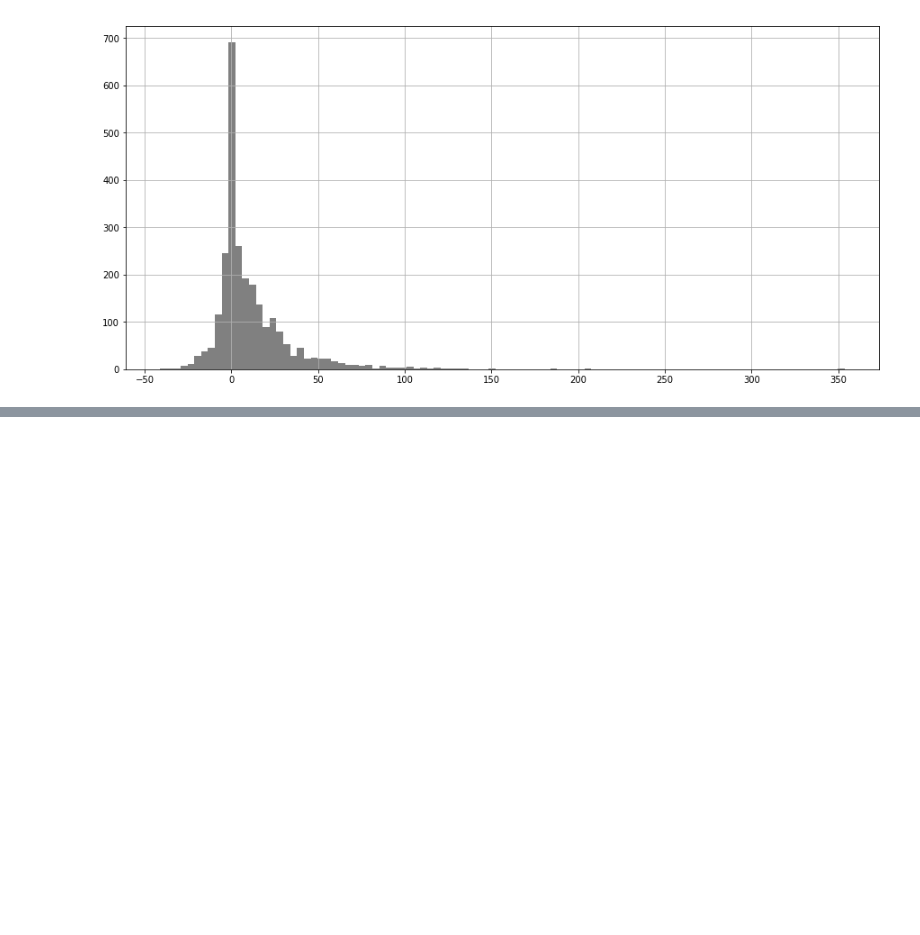
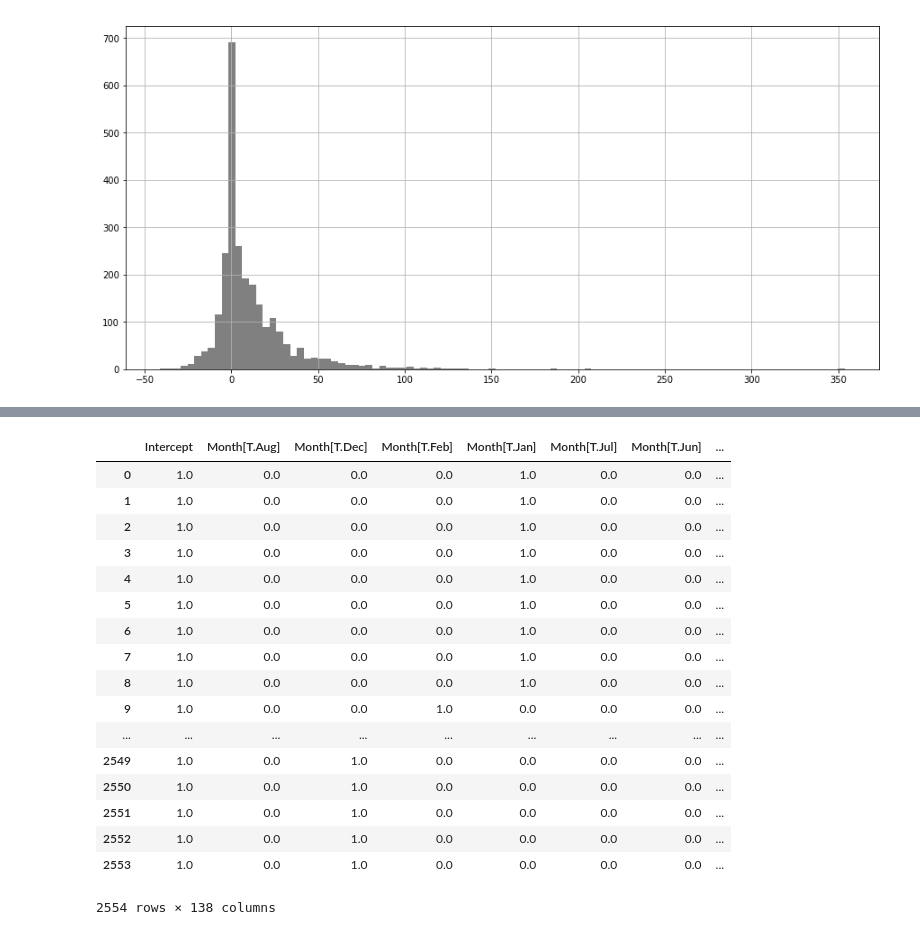
Before and after one commit to MagicMike90/IPO-forecast, a Jupyter notebook: IPO_forecast.ipynb, the cells around one changed output, grey strips where cells are left out. Saved outputs shown, nothing was run; the diff lists cells and outputs as text; code cells hidden in the pictures; blank space fills up the shorter version.

Commit message:
feature engineering for data

```diff
--- a/IPO_forecast.ipynb
+++ b/IPO_forecast.ipynb
@@ -271,0 +523,25 @@ error 2003-12-19
+# %%
+X = dmatrix('Month + Q("Week Day") + Q("Total Underwriters") + Q("Gap Open Pct") + Q("$ Chg Opening") +\
+                  Q("Lead Mgr") + Q("Offer Price") + Q("Opening Price") +\
+                  Q("SP Close to Open Chg Pct") + Q("SP Week Change")', data=ipos, return_type='dataframe')
+# %%
+X
+# %% [output]
+|  | Intercept | Month[T.Aug] | Month[T.Dec] | Month[T.Feb] | Month[T.Jan] | Month[T.Jul] | Month[T.Jun] | ... |
+| 0 | 1.0 | 0.0 | 0.0 | 0.0 | 1.0 | 0.0 | 0.0 | ... |
+| 1 | 1.0 | 0.0 | 0.0 | 0.0 | 1.0 | 0.0 | 0.0 | ... |
+| 2 | 1.0 | 0.0 | 0.0 | 0.0 | 1.0 | 0.0 | 0.0 | ... |
+| 3 | 1.0 | 0.0 | 0.0 | 0.0 | 1.0 | 0.0 | 0.0 | ... |
+| 4 | 1.0 | 0.0 | 0.0 | 0.0 | 1.0 | 0.0 | 0.0 | ... |
+| 5 | 1.0 | 0.0 | 0.0 | 0.0 | 1.0 | 0.0 | 0.0 | ... |
+| 6 | 1.0 | 0.0 | 0.0 | 0.0 | 1.0 | 0.0 | 0.0 | ... |
+| 7 | 1.0 | 0.0 | 0.0 | 0.0 | 1.0 | 0.0 | 0.0 | ... |
+| 8 | 1.0 | 0.0 | 0.0 | 0.0 | 1.0 | 0.0 | 0.0 | ... |
+| 9 | 1.0 | 0.0 | 0.0 | 1.0 | 0.0 | 0.0 | 0.0 | ... |
+| ... | ... | ... | ... | ... | ... | ... | ... | ... |
+| 2549 | 1.0 | 0.0 | 1.0 | 0.0 | 0.0 | 0.0 | 0.0 | ... |
+| 2550 | 1.0 | 0.0 | 1.0 | 0.0 | 0.0 | 0.0 | 0.0 | ... |
+| 2551 | 1.0 | 0.0 | 1.0 | 0.0 | 0.0 | 0.0 | 0.0 | ... |
+| 2552 | 1.0 | 0.0 | 1.0 | 0.0 | 0.0 | 0.0 | 0.0 | ... |
+| 2553 | 1.0 | 0.0 | 1.0 | 0.0 | 0.0 | 0.0 | 0.0 | ... |
+2554 rows × 138 columns
```
Also changed, not shown: parts of 36 cells of this notebook.
